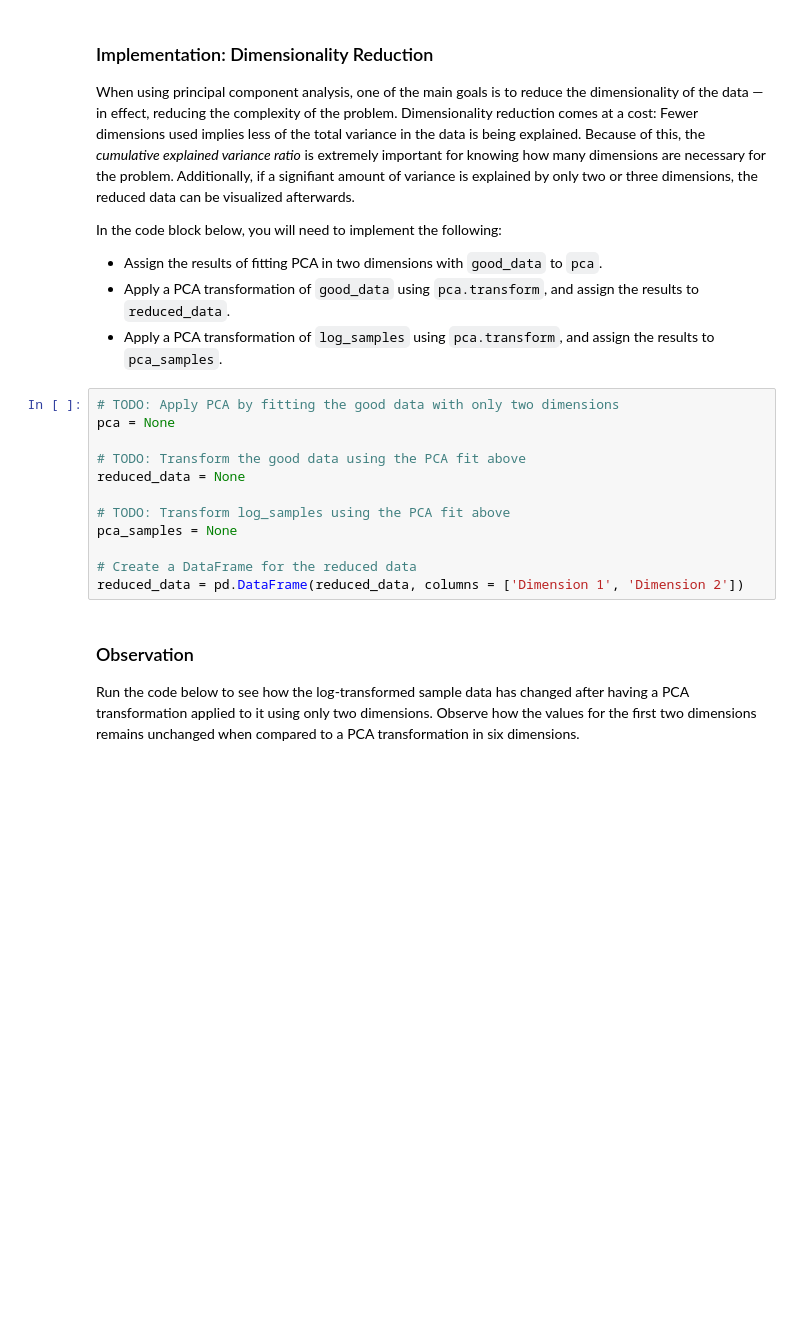
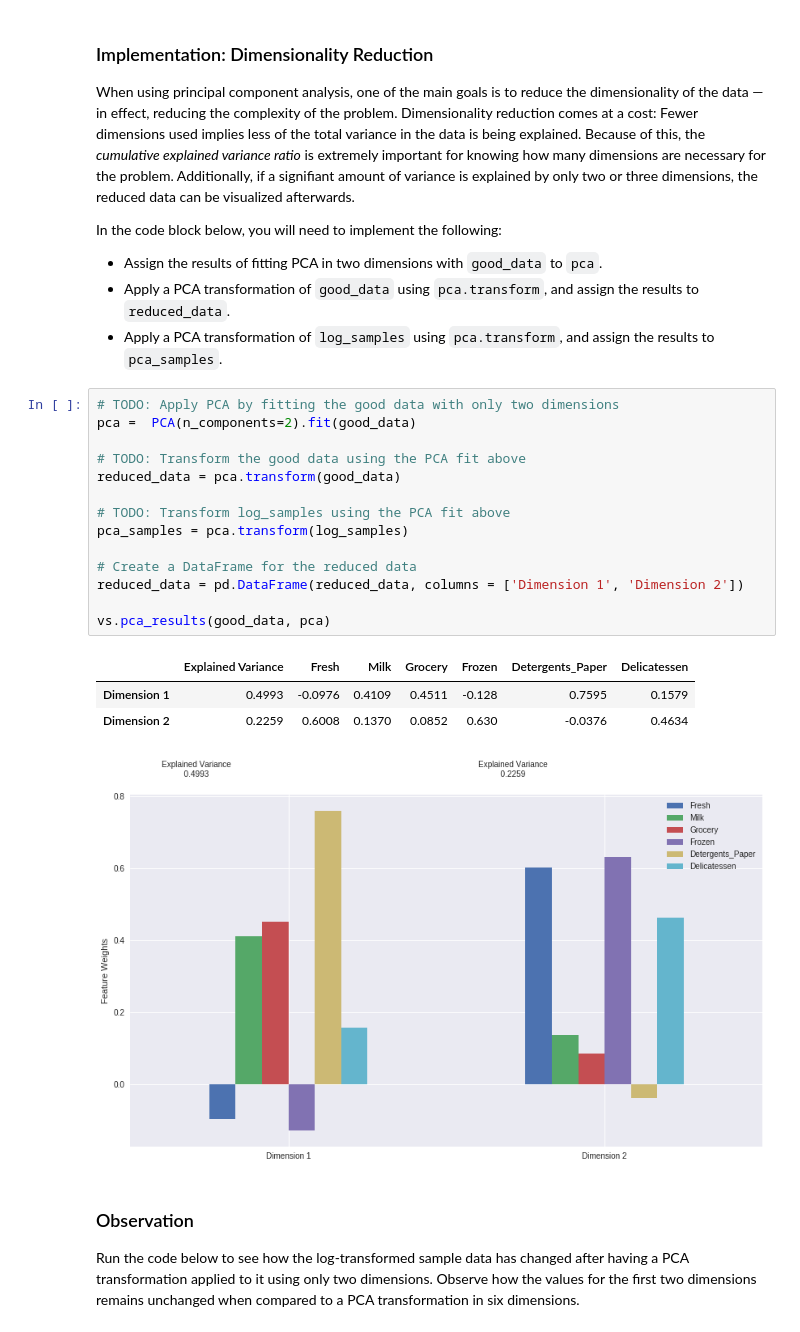
Before and after one commit to VenkateshBejjenki/Machine_Learning_Specialization, a Jupyter notebook: customer_segments/customer_segments.ipynb, the cells around one changed output. Drawn from its saved outputs; the diff is of its cells as text; blank space fills up the shorter version.

```diff
--- a/customer_segments/customer_segments.ipynb
+++ b/customer_segments/customer_segments.ipynb
@@ -383,16 +434,23 @@ In the code block below, you will need to implement the following:
  - Apply a PCA transformation of `log_samples` using `pca.transform`, and assign the results to `pca_samples`.
 # %%
 # TODO: Apply PCA by fitting the good data with only two dimensions
-pca = None
+pca =  PCA(n_components=2).fit(good_data)
 
 # TODO: Transform the good data using the PCA fit above
-reduced_data = None
+reduced_data = pca.transform(good_data)
 
 # TODO: Transform log_samples using the PCA fit above
-pca_samples = None
+pca_samples = pca.transform(log_samples)
 
 # Create a DataFrame for the reduced data
 reduced_data = pd.DataFrame(reduced_data, columns = ['Dimension 1', 'Dimension 2'])
+
+vs.pca_results(good_data, pca)
+# %% [output]
+|  | Explained Variance | Fresh | Milk | Grocery | Frozen | Detergents_Paper | Delicatessen |
+| Dimension 1 | 0.4993 | -0.0976 | 0.4109 | 0.4511 | -0.128 | 0.7595 | 0.1579 |
+| Dimension 2 | 0.2259 | 0.6008 | 0.1370 | 0.0852 | 0.630 | -0.0376 | 0.4634 |
+[figure, added]
 # %% [markdown]
 ### Observation
 Run the code below to see how the log-transformed sample data has changed after having a PCA transformation applied to it using only two dimensions. Observe how the values for the first two dimensions remains unchanged when compared to a PCA transformation in six dimensions.
```
Also changed, not shown: parts of 38 cells of this notebook, 1 other file.
